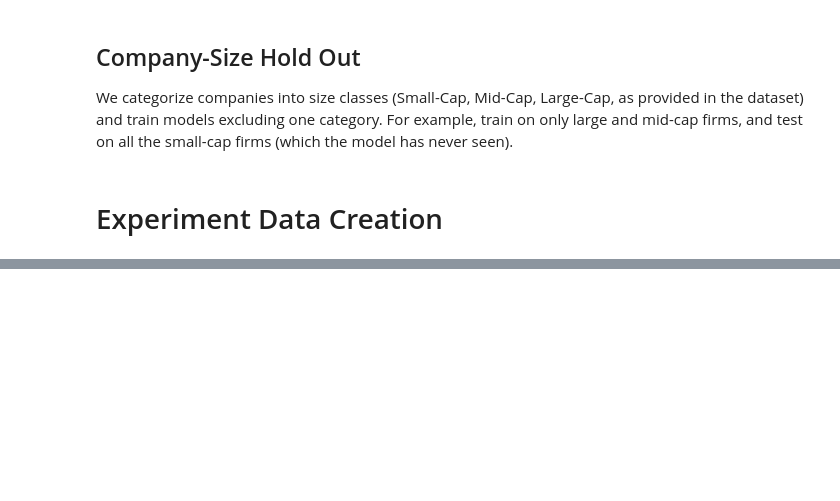
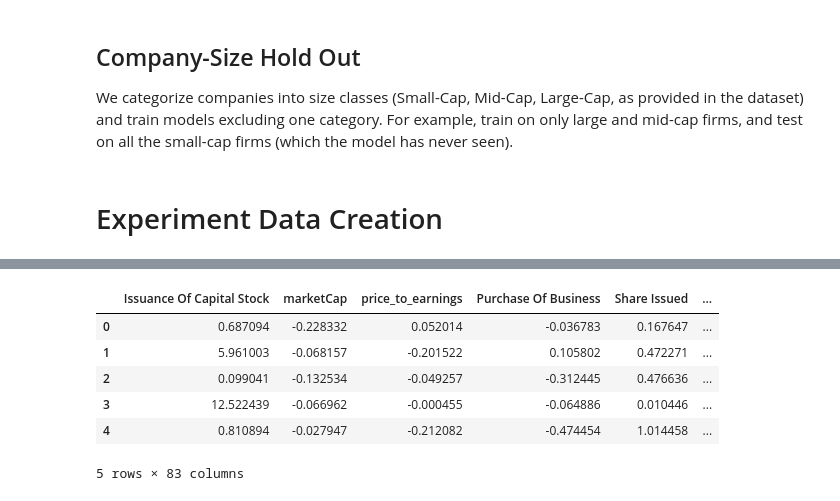
Before and after one commit to NotMishaal/esg-prediction, a Jupyter notebook: experiments/experimental_setup.ipynb, the cells around one changed output, grey strips where cells are left out. Saved outputs shown, nothing was run; the diff lists cells and outputs as text; code cells hidden in the pictures; blank space fills up the shorter version.

Commit message:
create the experiment datasets

```diff
--- a/experiments/experimental_setup.ipynb
+++ b/experiments/experimental_setup.ipynb
@@ -428,10 +430,10 @@ def create_experiment_datasets(df, random_state=42):
             df, target_sample_size='max',
             random_state=random_state
         ),
-        'min_balanced': build_diversified_dataset(
-            df, target_sample_size='min',
-            random_state=random_state
-        ),
+        # 'min_balanced': build_diversified_dataset(    # disabled for now since distribution cant be maintained
+        #     df, target_sample_size='min',
+        #     random_state=random_state
+        # ),
         'median_balanced': build_diversified_dataset(
             df, target_sample_size=int(df.groupby('strat_var').size().median()),
             random_state=random_state
@@ -470,0 +491,10 @@ print("\nDiversified (median) East Asia holdout test size:",
+# %%
+experiment_datasets['diversified']['median_balanced']['region_holdout']['east_asia_n_pacific']['train'].head(5)
+# %% [output]
+|  | Issuance Of Capital Stock | marketCap | price_to_earnings | Purchase Of Business | Share Issued | ... |
+| 0 | 0.687094 | -0.228332 | 0.052014 | -0.036783 | 0.167647 | ... |
+| 1 | 5.961003 | -0.068157 | -0.201522 | 0.105802 | 0.472271 | ... |
+| 2 | 0.099041 | -0.132534 | -0.049257 | -0.312445 | 0.476636 | ... |
+| 3 | 12.522439 | -0.066962 | -0.000455 | -0.064886 | 0.010446 | ... |
+| 4 | 0.810894 | -0.027947 | -0.212082 | -0.474454 | 1.014458 | ... |
+5 rows × 83 columns
```
Also changed, not shown: parts of 4 cells of this notebook, 2 other files.
